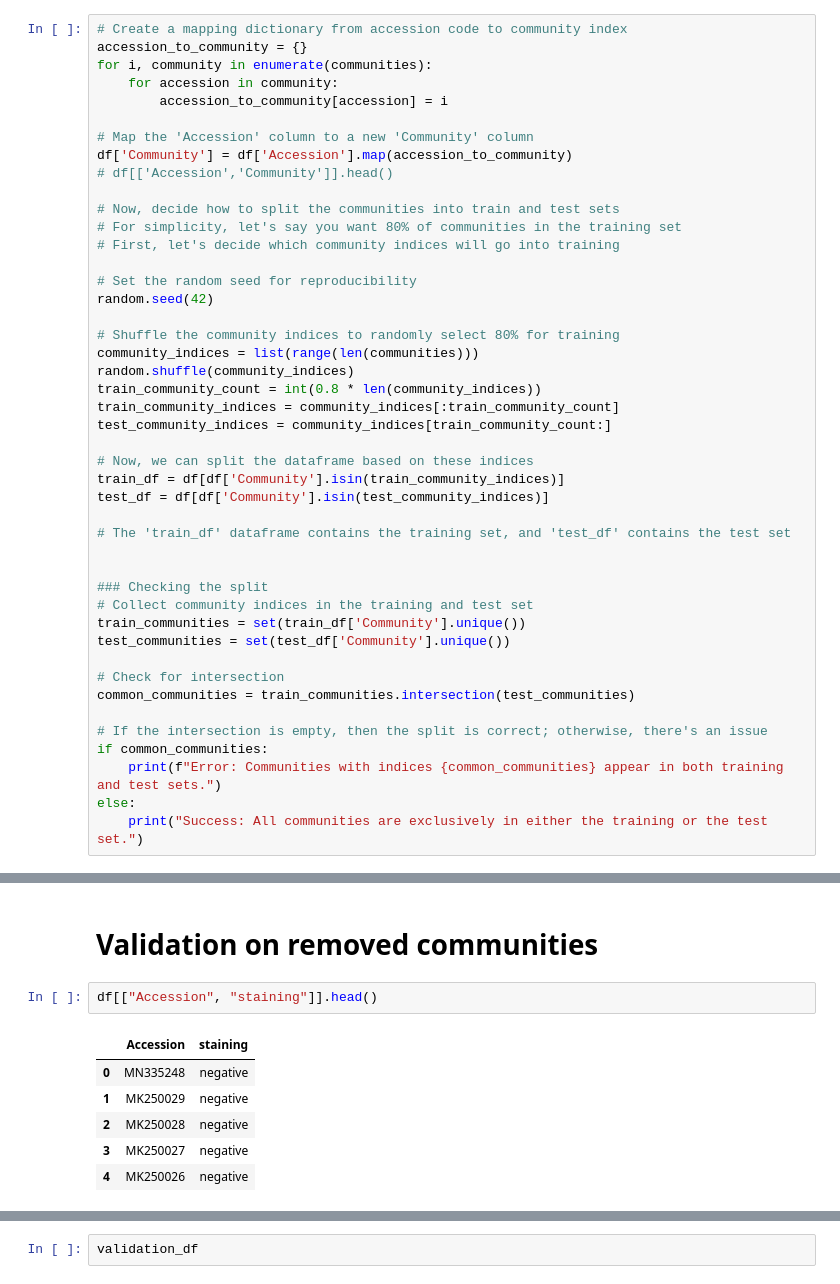
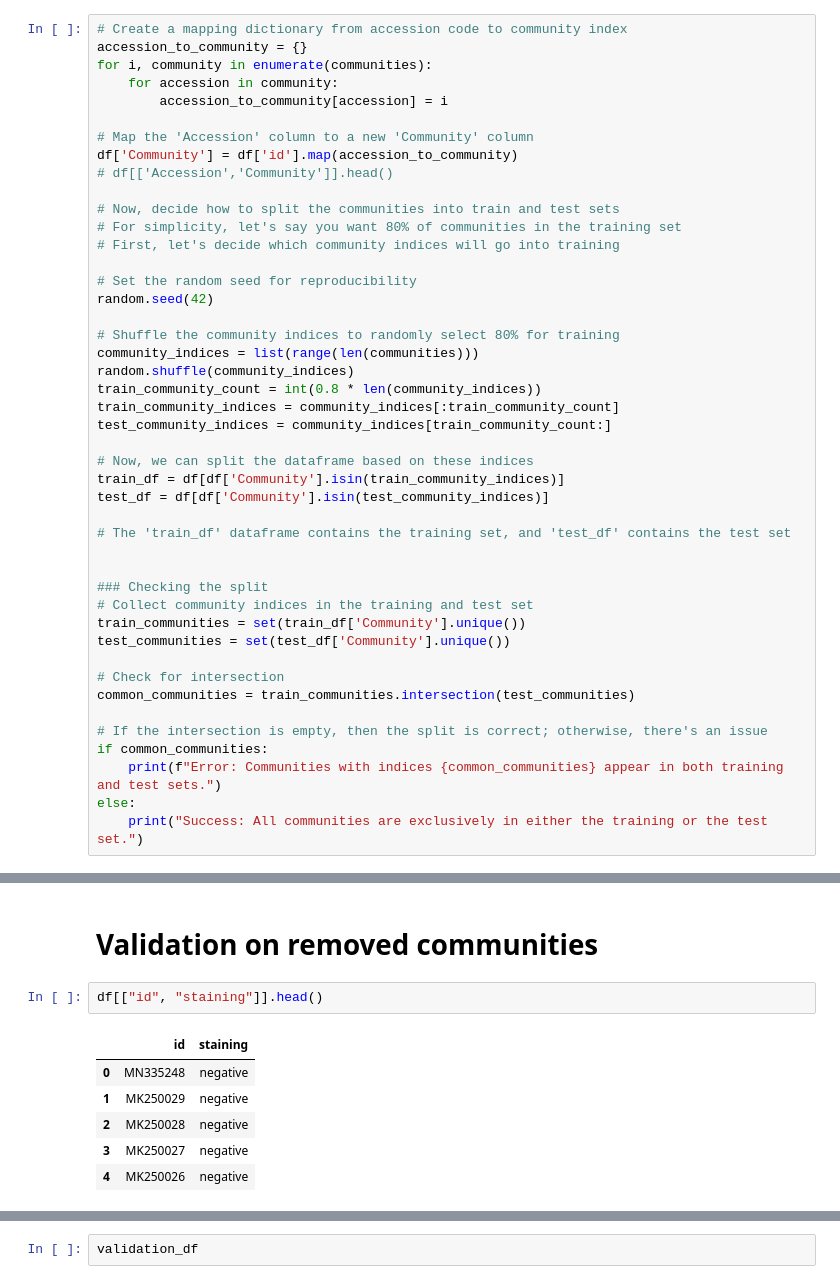
Before and after one commit to Alvaroguleon/Phage-predictor, a Jupyter notebook: notebooks/07_model.ipynb, the cells around one changed output, grey strips where cells are left out. Saved outputs shown, nothing was run; the diff lists cells and outputs as text.

```diff
--- a/notebooks/07_model.ipynb
+++ b/notebooks/07_model.ipynb
@@ -262,7 +307,7 @@ for i, community in enumerate(communities):
         accession_to_community[accession] = i
 
 # Map the 'Accession' column to a new 'Community' column
-df['Community'] = df['Accession'].map(accession_to_community)
+df['Community'] = df['id'].map(accession_to_community)
 # df[['Accession','Community']].head()
 
 # Now, decide how to split the communities into train and test sets
@@ -566,9 +655,9 @@ weighted avg       0.96      0.96      0.96      2232
 # %% [markdown]
 # Validation on removed communities
 # %%
-df[["Accession", "staining"]].head()
+df[["id", "staining"]].head()
 # %% [output]
-|  | Accession | staining |
+|  | id | staining |
 | 0 | MN335248 | negative |
 | 1 | MK250029 | negative |
 | 2 | MK250028 | negative |
```
Also changed, not shown: parts of 32 cells of this notebook, 1 other file.
